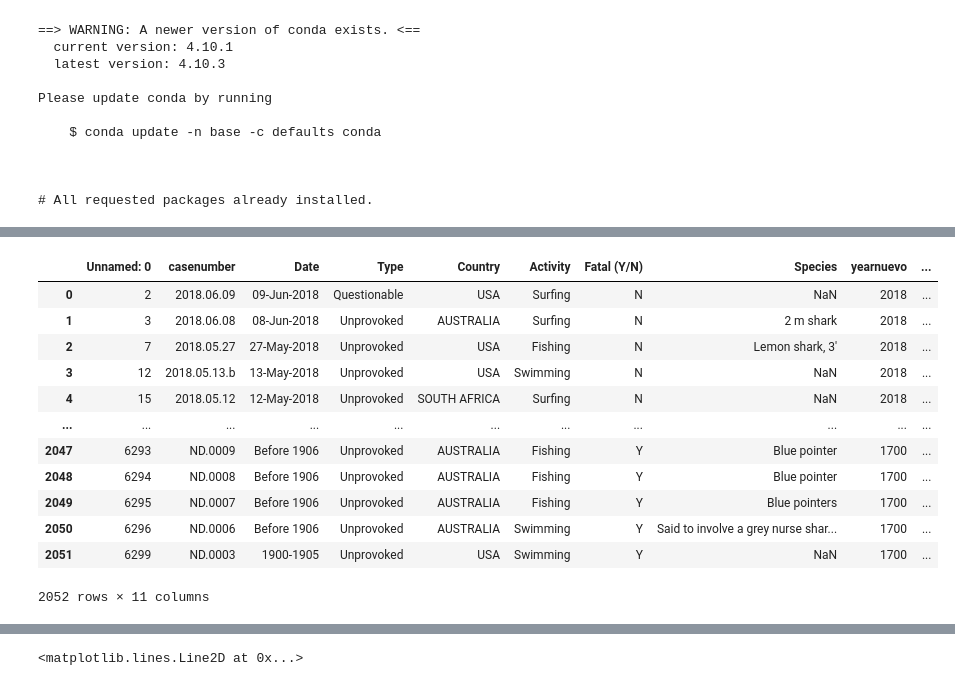
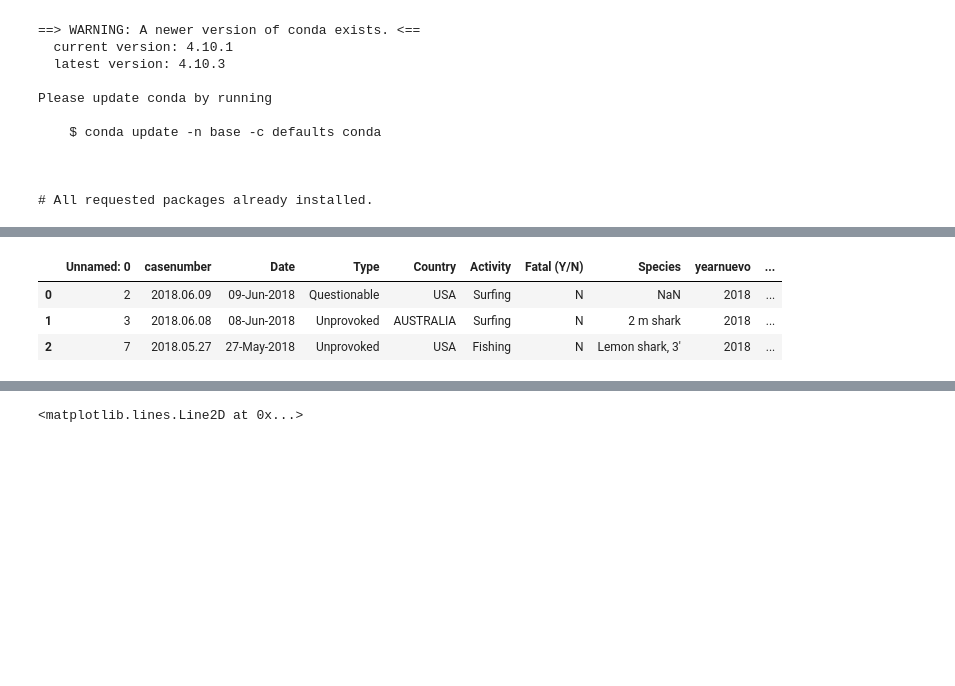
Before and after one commit to mariadelascotrina/Data-cleaning_Sharks, a Jupyter notebook: visualizar.ipynb, the cells around one changed output, grey strips where cells are left out. Cells and saved outputs as stored; diff of their text form; code cells hidden in the pictures; blank space fills up the shorter version.

```diff
--- a/visualizar.ipynb
+++ b/visualizar.ipynb
@@ -66,18 +63,9 @@ Note: you may need to restart the kernel to use updated packages.
 # %%
 df = pd.read_csv("data/countries.csv",encoding = "ISO-8859-1")
 # %%
-df
+df.head(3)
 # %% [output]
 |  | Unnamed: 0 | casenumber | Date | Type | Country | Activity | Fatal (Y/N) | Species | yearnuevo | ... |
 | 0 | 2 | 2018.06.09 | 09-Jun-2018 | Questionable | USA | Surfing | N | NaN | 2018 | ... |
 | 1 | 3 | 2018.06.08 | 08-Jun-2018 | Unprovoked | AUSTRALIA | Surfing | N | 2 m shark | 2018 | ... |
 | 2 | 7 | 2018.05.27 | 27-May-2018 | Unprovoked | USA | Fishing | N | Lemon shark, 3' | 2018 | ... |
-| 3 | 12 | 2018.05.13.b | 13-May-2018 | Unprovoked | USA | Swimming | N | NaN | 2018 | ... |
-| 4 | 15 | 2018.05.12 | 12-May-2018 | Unprovoked | SOUTH AFRICA | Surfing | N | NaN | 2018 | ... |
-| ... | ... | ... | ... | ... | ... | ... | ... | ... | ... | ... |
-| 2047 | 6293 | ND.0009 | Before 1906 | Unprovoked | AUSTRALIA | Fishing | Y | Blue pointer | 1700 | ... |
-| 2048 | 6294 | ND.0008 | Before 1906 | Unprovoked | AUSTRALIA | Fishing | Y | Blue pointer | 1700 | ... |
-| 2049 | 6295 | ND.0007 | Before 1906 | Unprovoked | AUSTRALIA | Fishing | Y | Blue pointers | 1700 | ... |
-| 2050 | 6296 | ND.0006 | Before 1906 | Unprovoked | AUSTRALIA | Swimming | Y | Said to involve a grey nurse shar... | 1700 | ... |
-| 2051 | 6299 | ND.0003 | 1900-1905 | Unprovoked | USA | Swimming | Y | NaN | 1700 | ... |
-2052 rows × 11 columns
```
Also changed, not shown: parts of 18 cells of this notebook, 1 other file.
